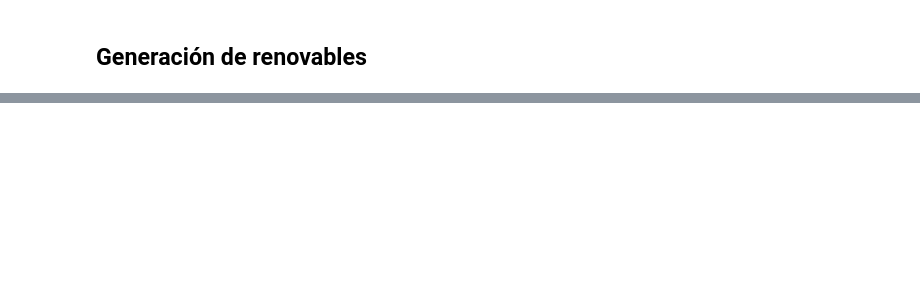
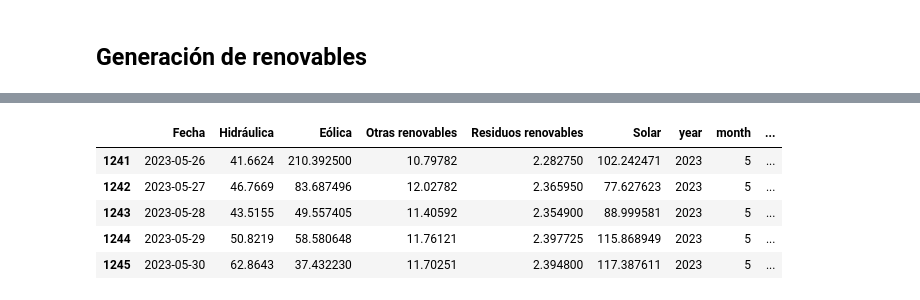
Before and after one commit to carolinariveraa/proyecto_final, a Jupyter notebook: timeseries2.ipynb, the cells around one changed output, grey strips where cells are left out. Cells and saved outputs as stored; diff of their text form; code cells hidden in the pictures; blank space fills up the shorter version.

```diff
--- a/timeseries2.ipynb
+++ b/timeseries2.ipynb
@@ -637,0 +656,4 @@ renovables.head()
+# %%
+renovables['year'] = renovables['Fecha'].dt.year
+renovables['month'] = renovables['Fecha'].dt.month
+renovables['day'] = renovables['Fecha'].dt.day
@@ -637,0 +722,9 @@ renovables.head()
+# %%
+renovables.tail(5)
+# %% [output]
+|  | Fecha | Hidráulica | Eólica | Otras renovables | Residuos renovables | Solar | year | month | ... |
+| 1241 | 2023-05-26 | 41.6624 | 210.392500 | 10.79782 | 2.282750 | 102.242471 | 2023 | 5 | ... |
+| 1242 | 2023-05-27 | 46.7669 | 83.687496 | 12.02782 | 2.365950 | 77.627623 | 2023 | 5 | ... |
+| 1243 | 2023-05-28 | 43.5155 | 49.557405 | 11.40592 | 2.354900 | 88.999581 | 2023 | 5 | ... |
+| 1244 | 2023-05-29 | 50.8219 | 58.580648 | 11.76121 | 2.397725 | 115.868949 | 2023 | 5 | ... |
+| 1245 | 2023-05-30 | 62.8643 | 37.432230 | 11.70251 | 2.394800 | 117.387611 | 2023 | 5 | ... |
```
Also changed, not shown: parts of 11 cells of this notebook, 2 other files.
